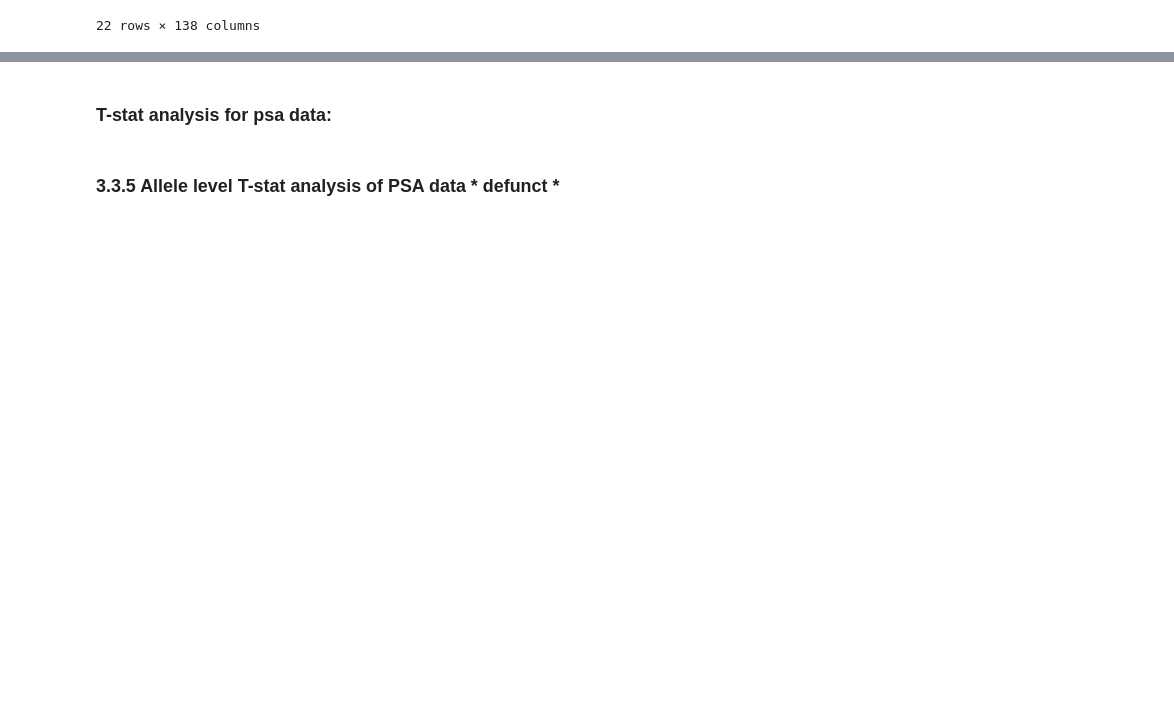
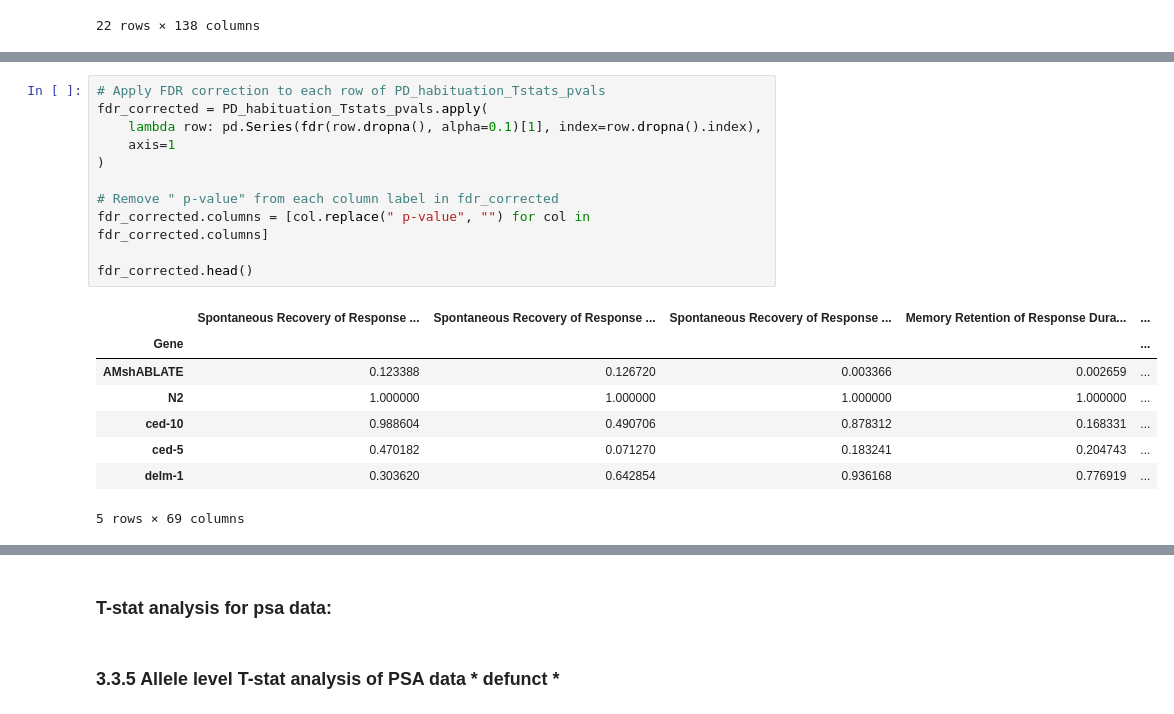
Before and after one commit to JosephLiangUBC/MWT_Dashboard, a Jupyter notebook: Step4_data_processing_for_db.ipynb, the cells around one changed output, grey strips where cells are left out. Cells and saved outputs as stored; diff of their text form; blank space fills up the shorter version.

```diff
--- a/Step4_data_processing_for_db.ipynb
+++ b/Step4_data_processing_for_db.ipynb
@@ -1653,0 +1683,20 @@ PD_habituation_Tstats
+# %%
+# Apply FDR correction to each row of PD_habituation_Tstats_pvals
+fdr_corrected = PD_habituation_Tstats_pvals.apply(
+    lambda row: pd.Series(fdr(row.dropna(), alpha=0.1)[1], index=row.dropna().index),
+    axis=1
+)
+
+# Remove " p-value" from each column label in fdr_corrected
+fdr_corrected.columns = [col.replace(" p-value", "") for col in fdr_corrected.columns]
+
+fdr_corrected.head()
+# %% [output]
+|  | Spontaneous Recovery of Response ... | Spontaneous Recovery of Response ... | Spontaneous Recovery of Response ... | Memory Retention of Response Dura... | ... |
+| Gene |  |  |  |  | ... |
+| AMshABLATE | 0.123388 | 0.126720 | 0.003366 | 0.002659 | ... |
+| N2 | 1.000000 | 1.000000 | 1.000000 | 1.000000 | ... |
+| ced-10 | 0.988604 | 0.490706 | 0.878312 | 0.168331 | ... |
+| ced-5 | 0.470182 | 0.071270 | 0.183241 | 0.204743 | ... |
+| delm-1 | 0.303620 | 0.642854 | 0.936168 | 0.776919 | ... |
+5 rows × 69 columns
```
Also changed, not shown: parts of 6 cells of this notebook.
